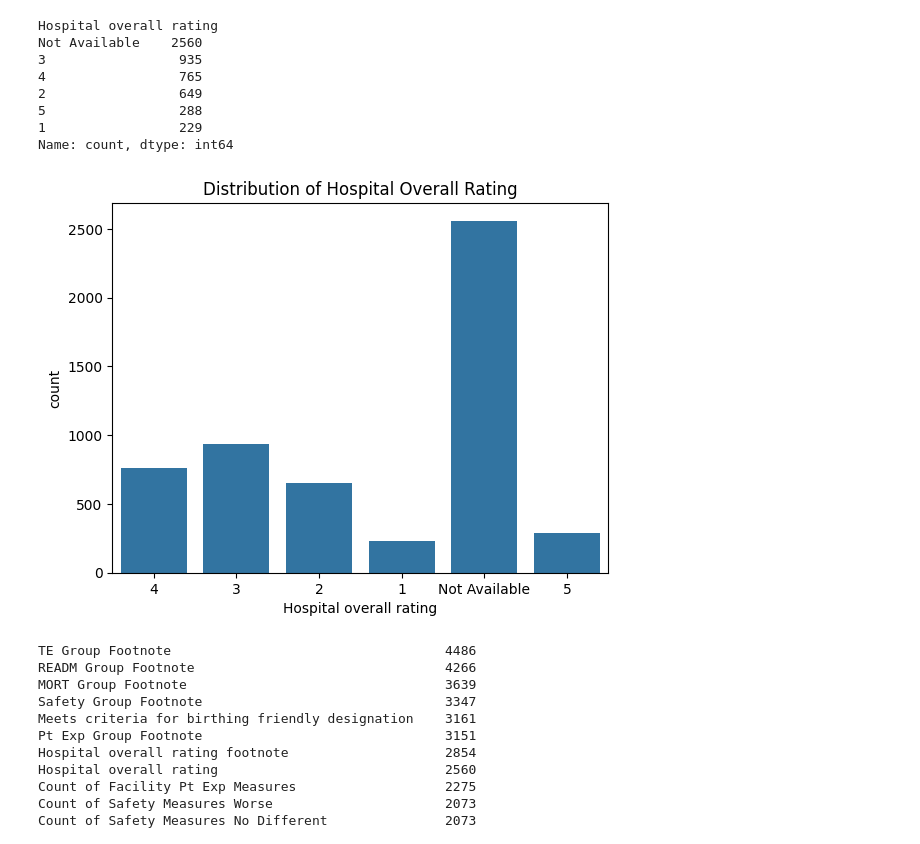
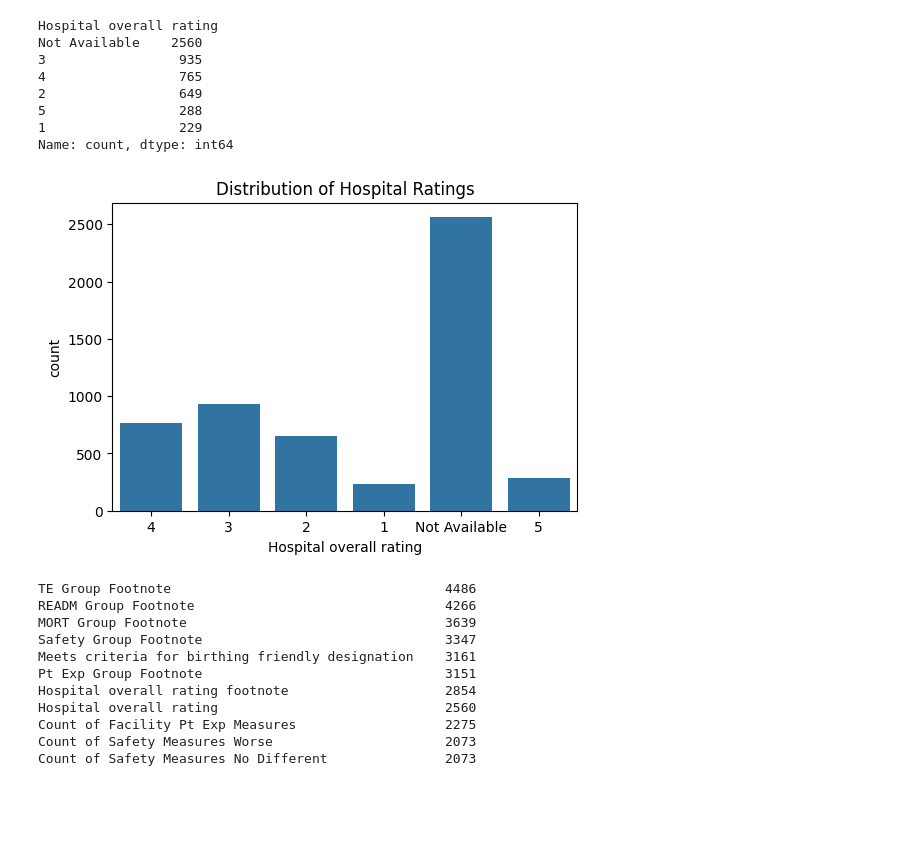
Before and after one commit to gharnaldo/ndudsproj1, a Jupyter notebook: hospital_analysis.ipynb, the cells around one changed output. Saved outputs shown, nothing was run; the diff lists cells and outputs as text; code cells hidden in the pictures; blank space fills up the shorter version.

```diff
--- a/hospital_analysis.ipynb
+++ b/hospital_analysis.ipynb
@@ -14,5 +68,5 @@ from sklearn.metrics import accuracy_score
 # %%
-df = pd.read_csv("data/Hospital_General_Information.csv")
+df = load_data("data/Hospital_General_Information.csv")
 # %%
 df.head()
 # %% [output]
@@ -71,11 +125,9 @@ Not Available    2560
 1                 229
 Name: count, dtype: int64
 # %%
-sns.countplot(x="Hospital overall rating", data=df)
-plt.title("Distribution of Hospital Overall Rating")
-plt.show()
+plot_rating_distribution(df,"Hospital overall rating")
 # %% [output]
-[figure, old version]
+[figure, new version]
 # %%
 df = df.replace("Not Available", np.nan)
 # %%
```
Also changed, not shown: parts of 11 cells of this notebook, 1 other file.
